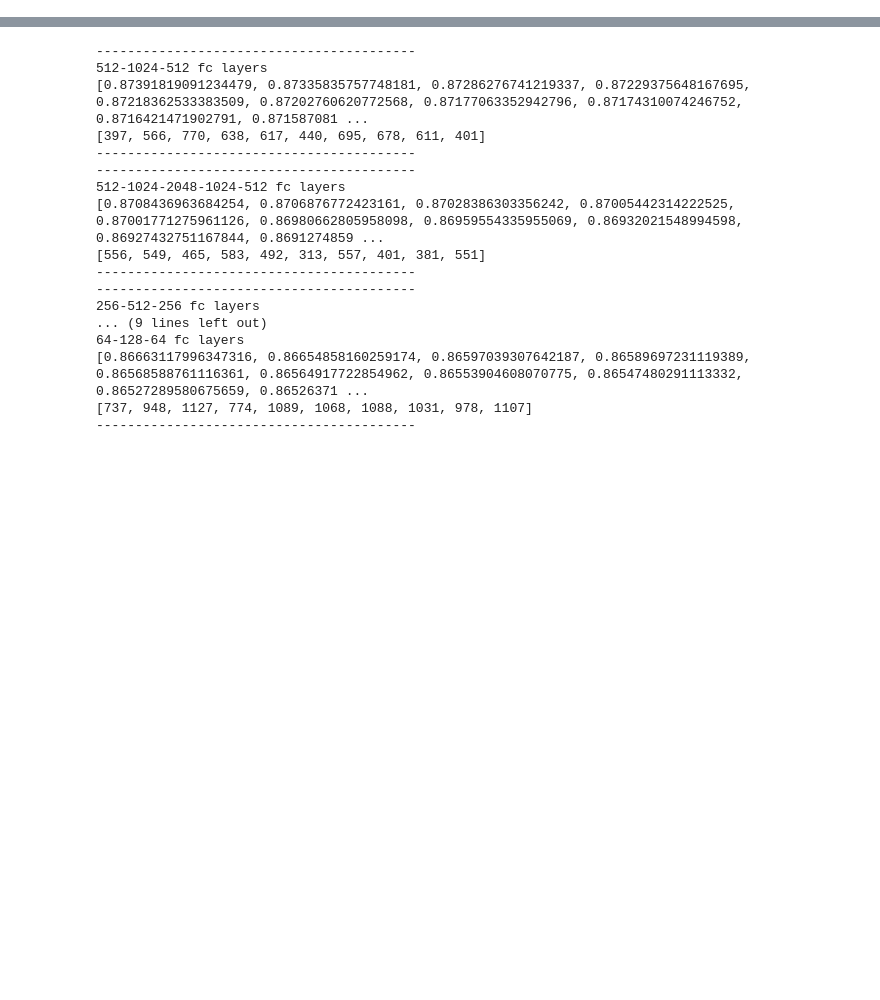
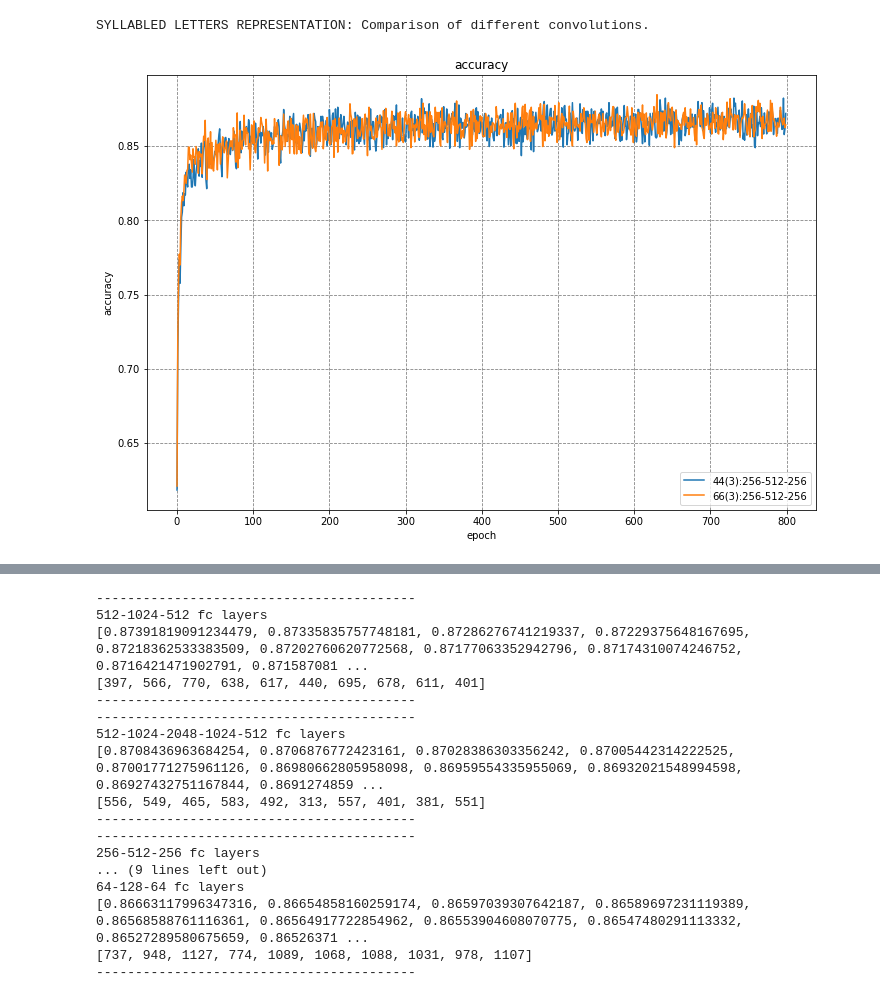
Before and after one commit to lkrsnik/accetuation, a Jupyter notebook: cnn/word_accetuation/cnn_dictionary/results_presentation.ipynb, the cells around one changed output, grey strips where cells are left out. Saved outputs shown, nothing was run; the diff lists cells and outputs as text; code cells hidden in the pictures; blank space fills up the shorter version.

```diff
--- a/cnn/word_accetuation/cnn_dictionary/results_presentation.ipynb
+++ b/cnn/word_accetuation/cnn_dictionary/results_presentation.ipynb
@@ -9,0 +75,6 @@ import copy
+# %%
+print('SYLLABLED LETTERS REPRESENTATION: Comparison of different convolutions.')
+draw_plots(inputs_syllabled_letters, epoch_number=40, validation_data=True)
+# %% [output]
+SYLLABLED LETTERS REPRESENTATION: Comparison of different convolutions.
+[figure, added]
```
Also changed, not shown: parts of 10 cells of this notebook, 8 other files.
